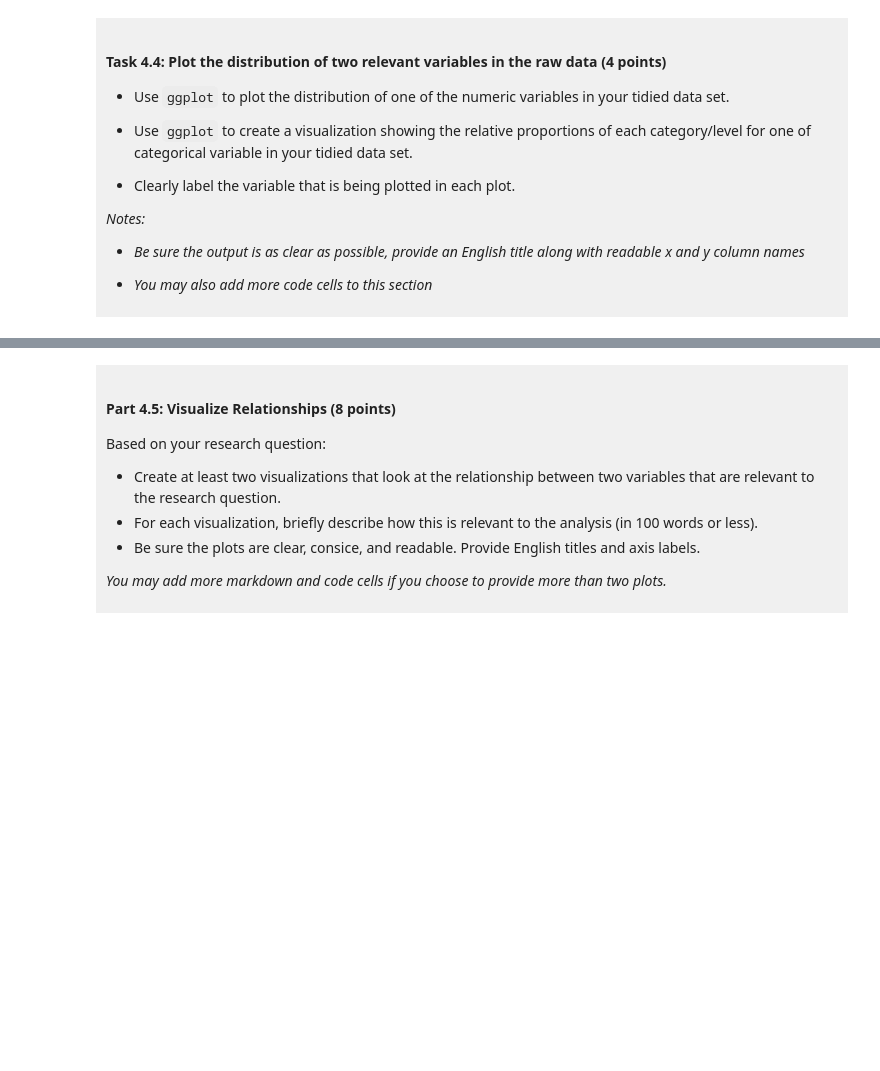
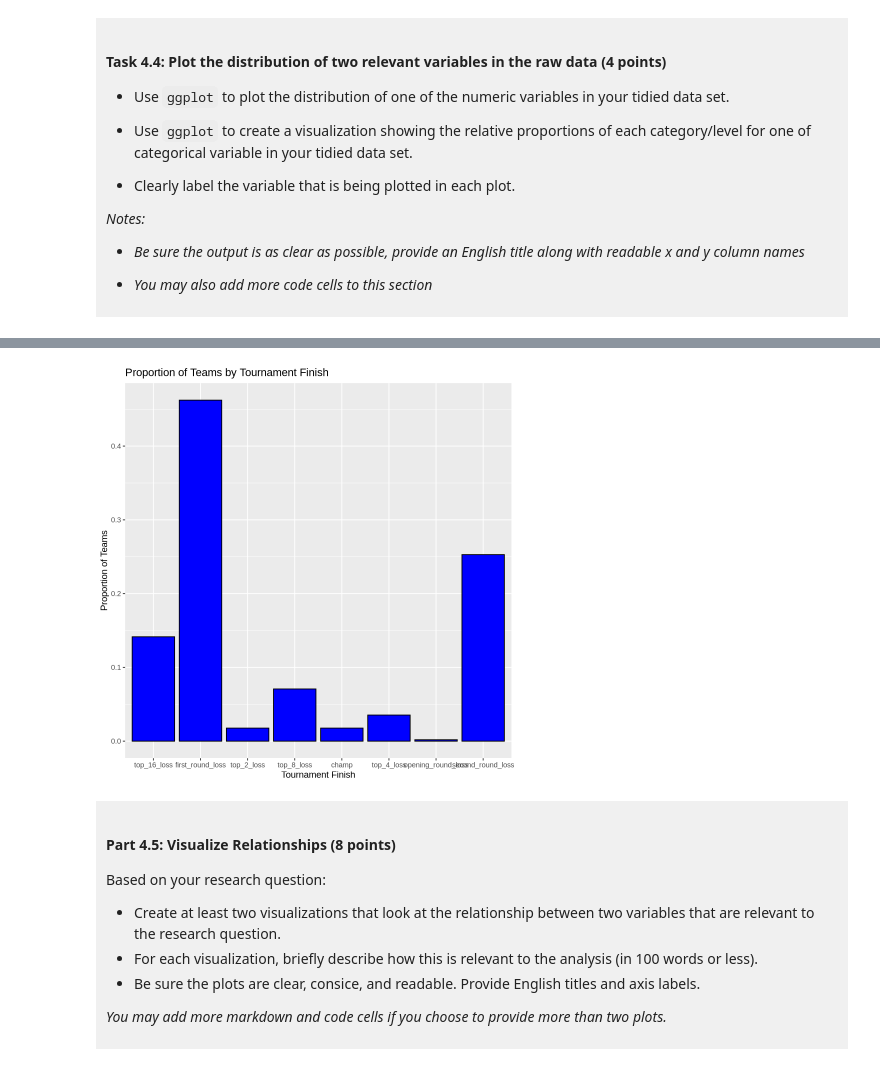
Before and after one commit to jadafrye/dsci-100-project-jada-frye, a Jupyter notebook: dsci-100-project-notebook.ipynb, the cells around one changed output, grey strips where cells are left out. Saved outputs shown, nothing was run; the diff lists cells and outputs as text; code cells hidden in the pictures; blank space fills up the shorter version.

```diff
--- a/dsci-100-project-notebook.ipynb
+++ b/dsci-100-project-notebook.ipynb
@@ -309,5 +349,15 @@ You will refine your research question (if needed) and produce a tidy data set.
 # %%
-### EDIT THIS CODE CELL FOR PLOT 2 ###
+#  Relative proportions of tournament finishes
+march_tidy |>
+    ggplot(aes(x = tourney_finish)) +
+    geom_bar(aes(y = after_stat(count / sum(count))),
+             fill = "blue", color = "black") +
+    labs(
+        title = "Proportion of Teams by Tournament Finish",
+        x = "Tournament Finish",
+        y = "Proportion of Teams"  )
+# %% [output]
+[figure, added]
 # %% [markdown]
 <div style="background-color: #f0f0f0; padding: 10px;">
 
```
Also changed, not shown: parts of 10 cells of this notebook.
